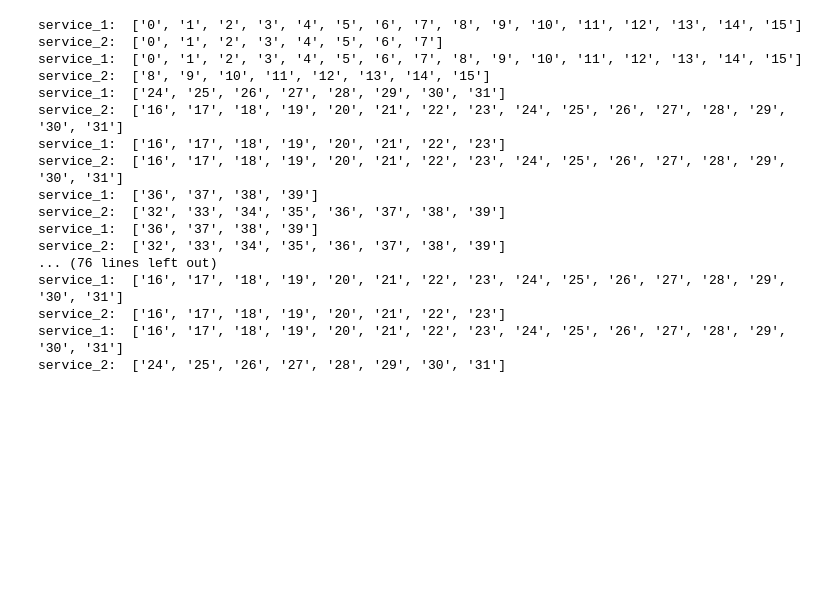
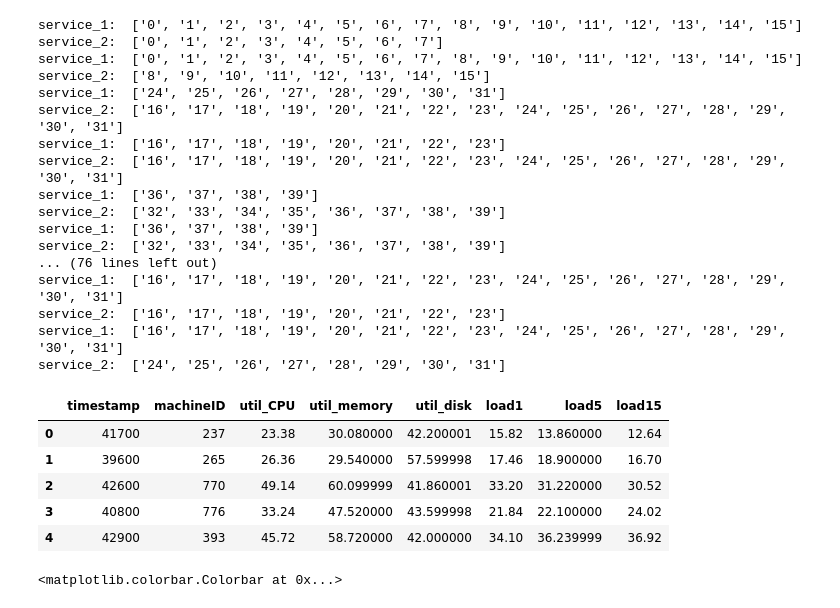
Before and after one commit to codestar12/gc_project, a Jupyter notebook: note_books/Heat Maps.ipynb, the cells around one changed output. Saved outputs shown, nothing was run; the diff lists cells and outputs as text; code cells hidden in the pictures; blank space fills up the shorter version.

```diff
--- a/note_books/Heat Maps.ipynb
+++ b/note_books/Heat Maps.ipynb
@@ -311,0 +314,32 @@ service_2:  ['24', '25', '26', '27', '28', '29', '30', '31']
+# %%
+servers.head()
+# %% [output]
+|  | timestamp | machineID | util_CPU | util_memory | util_disk | load1 | load5 | load15 |
+| 0 | 41700 | 237 | 23.38 | 30.080000 | 42.200001 | 15.82 | 13.860000 | 12.64 |
+| 1 | 39600 | 265 | 26.36 | 29.540000 | 57.599998 | 17.46 | 18.900000 | 16.70 |
+| 2 | 42600 | 770 | 49.14 | 60.099999 | 41.860001 | 33.20 | 31.220000 | 30.52 |
+| 3 | 40800 | 776 | 33.24 | 47.520000 | 43.599998 | 21.84 | 22.100000 | 24.02 |
+| 4 | 42900 | 393 | 45.72 | 58.720000 | 42.000000 | 34.10 | 36.239999 | 36.92 |
+# %%
+x = []
+y = []
+
+for machine in servers[servers.timestamp == 39600]["machineID"]:
+    x.append(float(servers[np.logical_and(servers.timestamp == 39600, servers.machineID==machine)].load5))
+    y.append(float(servers[np.logical_and(servers.timestamp == 39600, servers.machineID==machine)].util_CPU))
+
+H, xedges, yedges = np.histogram2d(x, y, bins=13, range=[[0,70], [0,70]])
+
+H = H.T
+
+plt.figure(figsize=[15,12])
+plt.subplot(221)
+plt.imshow(H, interpolation='nearest',origin='low', extent=[xedges[0], xedges[-1], yedges[0], yedges[-1]], aspect="auto")
+plt.xlabel("Linux CPU Load5")
+plt.ylabel("Data Center CPU Util %")
+plt.title("11AM")
+plt.colorbar()
+
+#plt.show()
+# %% [output]
+<matplotlib.colorbar.Colorbar at 0x...>
```
Also changed, not shown: parts of 7 cells of this notebook, 4 other files.
